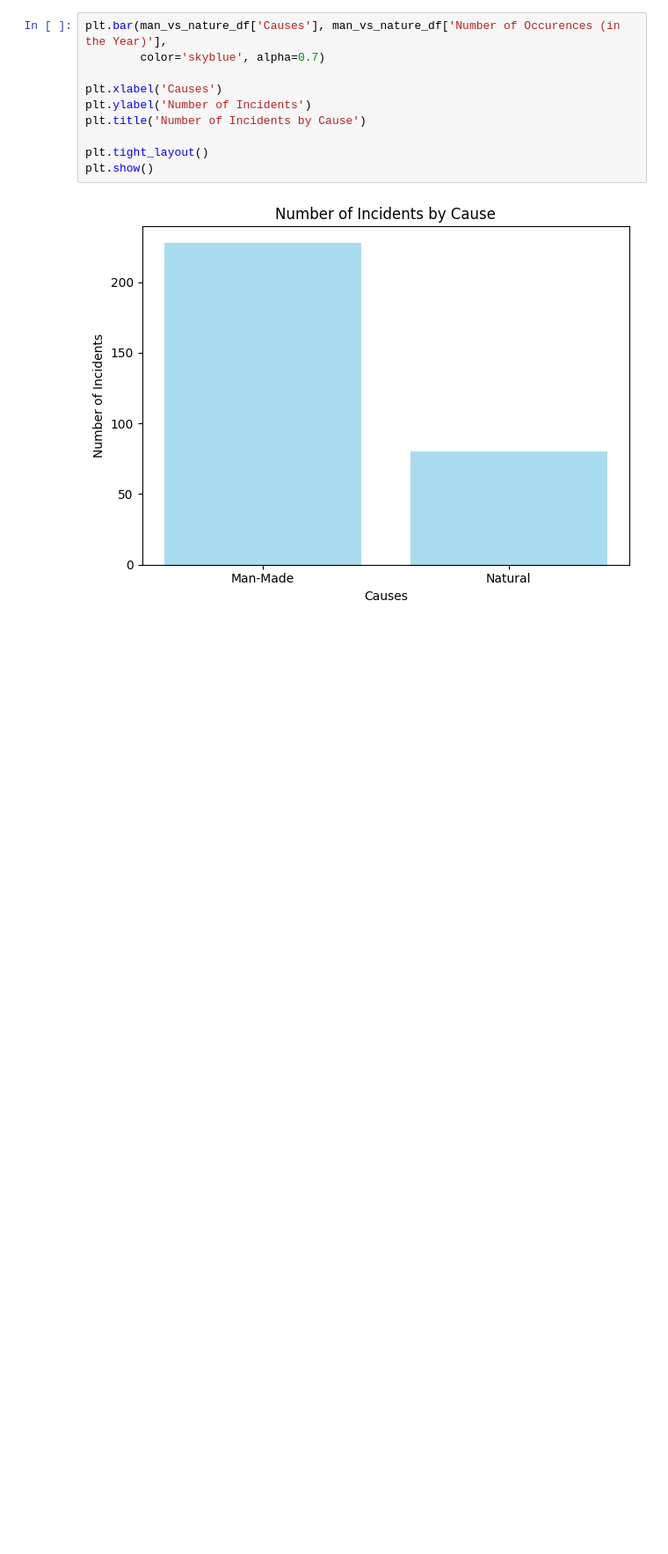
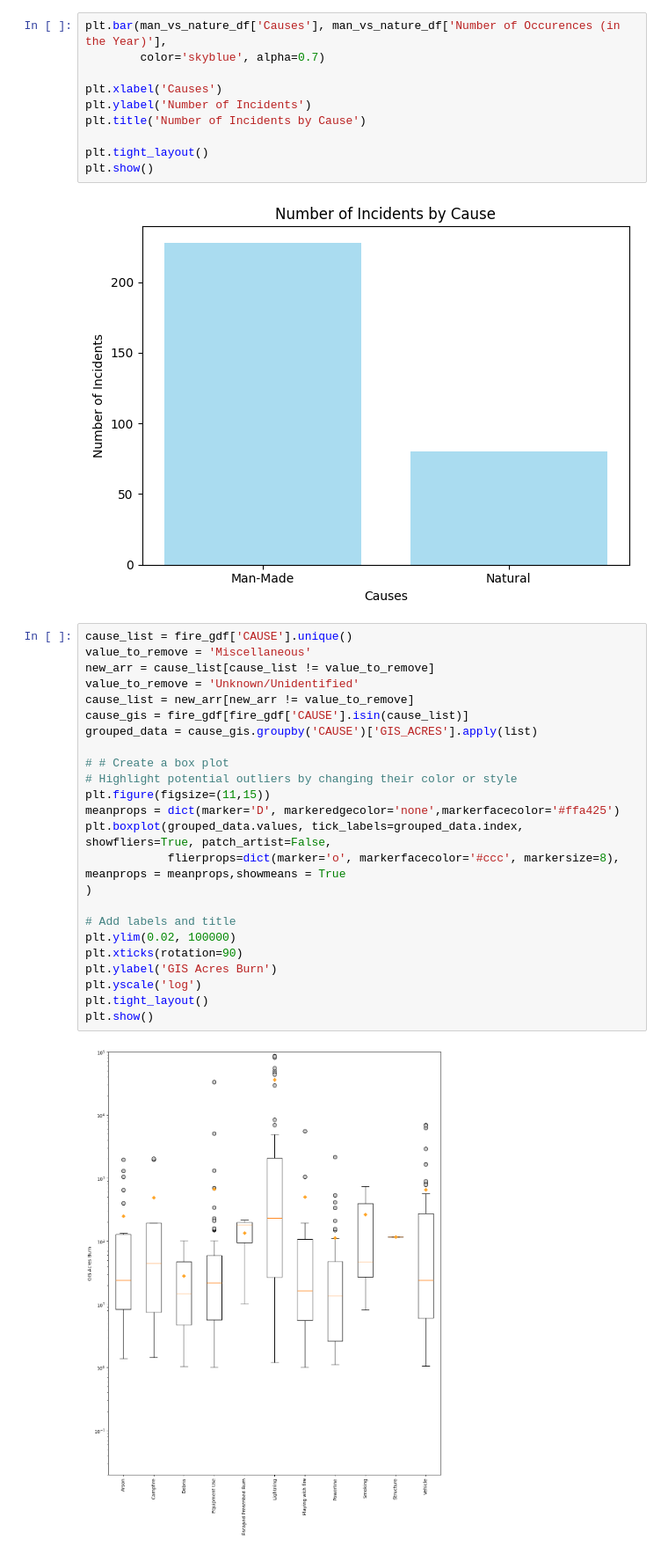
Before and after one commit to epsilonite/pandas-project, a Jupyter notebook: California Wildfire Seasonality/Long/Ignition_Source_2020.ipynb, the cells around one changed output. Shown: that part at 88% size. Drawn from its saved outputs; the diff is of its cells as text; blank space fills up the shorter version.

```diff
--- a/California Wildfire Seasonality/Long/Ignition_Source_2020.ipynb
+++ b/California Wildfire Seasonality/Long/Ignition_Source_2020.ipynb
@@ -226,3 +226,29 @@ plt.tight_layout()
 plt.show()
 # %% [output]
 [figure]
+# %%
+cause_list = fire_gdf['CAUSE'].unique()
+value_to_remove = 'Miscellaneous'
+new_arr = cause_list[cause_list != value_to_remove]
+value_to_remove = 'Unknown/Unidentified'
+cause_list = new_arr[new_arr != value_to_remove]
+cause_gis = fire_gdf[fire_gdf['CAUSE'].isin(cause_list)]
+grouped_data = cause_gis.groupby('CAUSE')['GIS_ACRES'].apply(list)
+
+# # Create a box plot
+# Highlight potential outliers by changing their color or style
+plt.figure(figsize=(11,15))
+meanprops = dict(marker='D', markeredgecolor='none',markerfacecolor='#ffa425')
+plt.boxplot(grouped_data.values, tick_labels=grouped_data.index, showfliers=True, patch_artist=False,
+            flierprops=dict(marker='o', markerfacecolor='#ccc', markersize=8), meanprops = meanprops,showmeans = True
+)
+
+# Add labels and title
+plt.ylim(0.02, 100000)
+plt.xticks(rotation=90)
+plt.ylabel('GIS Acres Burn')
+plt.yscale('log')
+plt.tight_layout()
+plt.show()
+# %% [output]
+[figure, added]
```
Also changed, not shown: 8 other files.
